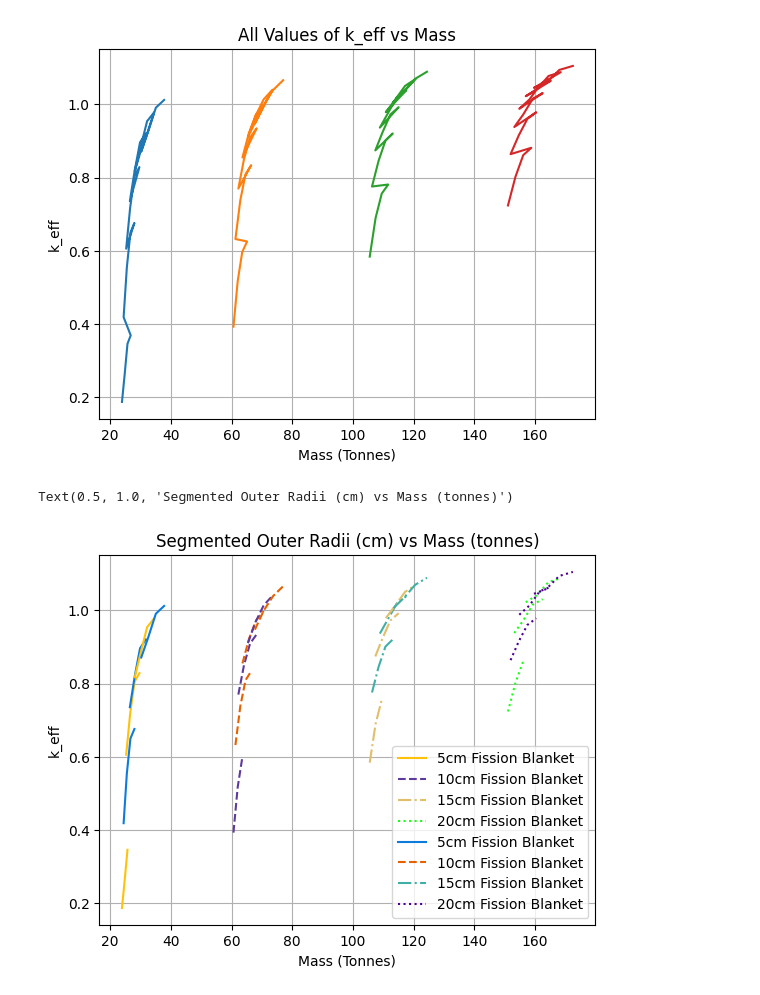
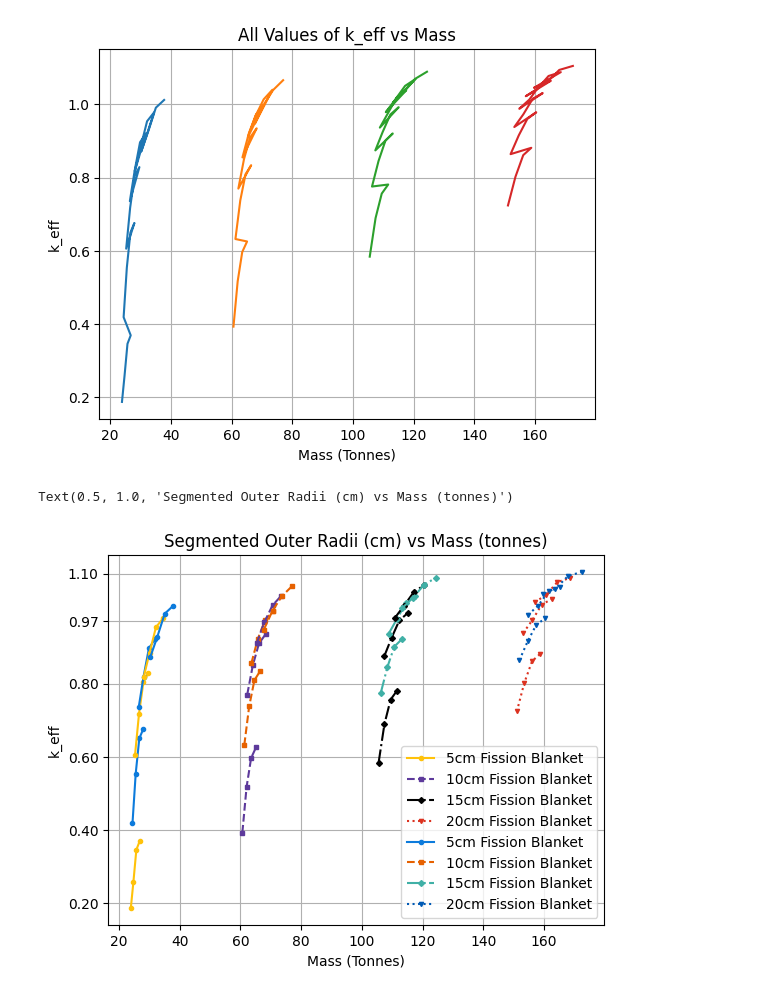
Before and after one commit to andrewpolitz/astrofuse, a Jupyter notebook: keff_calcs_UN_combined_blanket.ipynb, the cells around one changed output. Saved outputs shown, nothing was run; the diff lists cells and outputs as text; code cells hidden in the pictures.

```diff
--- a/keff_calcs_UN_combined_blanket.ipynb
+++ b/keff_calcs_UN_combined_blanket.ipynb
@@ -221,37 +221,38 @@ def remove_backtracking(list1, list2):
 #ax2.plot(trim_tonne, trim_list)
 # %%
 ax3 = plt.axes()
-ax3.plot(tonne_list5[:3], klist5[:3], label = '5cm Fission Blanket', ls = '-', c = '#FFC20A')
-ax3.plot(tonne_list10[:3], klist10[:3], label = '10cm Fission Blanket', ls = '--', c = '#5D3A9B')
-ax3.plot(tonne_list15[:3], klist15[:3], label = '15cm Fission Blanket', ls = '-.', c = '#E1BE6A')
-ax3.plot(tonne_list20[:3], klist20[:3], label = '20cm Fission Blanket', ls = ':', c = '#1AFF1A')
-ax3.plot(tonne_list5[4:8], klist5[4:8], label = '5cm Fission Blanket', ls = '-', c = '#0C7BDC')
-ax3.plot(tonne_list10[4:8], klist10[4:8], label = '10cm Fission Blanket', ls = '--', c = '#E66100')
-ax3.plot(tonne_list15[4:8], klist15[4:8], label = '15cm Fission Blanket', ls = '-.', c = '#40B0A6')
-ax3.plot(tonne_list20[4:8], klist20[4:8], label = '20cm Fission Blanket', ls = ':', c = '#4B0092')
-ax3.plot(tonne_list5[8:12], klist5[8:12], ls = '-', c = '#FFC20A')
-ax3.plot(tonne_list10[8:12], klist10[8:12], ls = '--', c = '#5D3A9B')
-ax3.plot(tonne_list15[8:12], klist15[8:12], ls = '-.', c = '#E1BE6A')
-ax3.plot(tonne_list20[8:12], klist20[8:12], ls = ':', c = '#1AFF1A')
-ax3.plot(tonne_list5[12:16], klist5[12:16], ls = '-', c = '#0C7BDC')
-ax3.plot(tonne_list10[12:16], klist10[12:16], ls = '--', c = '#E66100')
-ax3.plot(tonne_list15[12:16], klist15[12:16], ls = '-.', c = '#40B0A6')
-ax3.plot(tonne_list20[12:16], klist20[12:16], ls = ':', c = '#4B0092')
-ax3.plot(tonne_list5[16:20], klist5[16:20], ls = '-', c = '#FFC20A')
-ax3.plot(tonne_list10[16:20], klist10[16:20], ls = '--', c = '#5D3A9B')
-ax3.plot(tonne_list15[16:20], klist15[16:20], ls = '-.', c = '#E1BE6A')
-ax3.plot(tonne_list20[16:20], klist20[16:20], ls = ':', c = '#1AFF1A')
-ax3.plot(tonne_list5[20:24], klist5[20:24], ls = '-', c = '#0C7BDC')
-ax3.plot(tonne_list10[20:24], klist10[20:24], ls = '--', c = '#E66100')
-ax3.plot(tonne_list15[20:24], klist15[20:24], ls = '-.', c = '#40B0A6')
-ax3.plot(tonne_list20[20:24], klist20[20:24], ls = ':', c = '#4B0092')
+ax3.plot(tonne_list5[:4], klist5[:4], label = '5cm Fission Blanket', ls = '-', c = '#FFC20A', marker = 'o', ms = '3')
+ax3.plot(tonne_list10[:4], klist10[:4], label = '10cm Fission Blanket', ls = '--', c = '#5D3A9B', marker = 's', ms = '3')
+ax3.plot(tonne_list15[:4], klist15[:4], label = '15cm Fission Blanket', ls = '-.', c = '#000000', marker = 'D', ms = '3')
+ax3.plot(tonne_list20[:4], klist20[:4], label = '20cm Fission Blanket', ls = ':', c = '#DC3220', marker = 'v', ms = '3')
+ax3.plot(tonne_list5[4:8], klist5[4:8], label = '5cm Fission Blanket', ls = '-', c = '#0C7BDC', marker = 'o', ms = '3')
+ax3.plot(tonne_list10[4:8], klist10[4:8], label = '10cm Fission Blanket', ls = '--', c = '#E66100', marker = 's', ms = '3')
+ax3.plot(tonne_list15[4:8], klist15[4:8], label = '15cm Fission Blanket', ls = '-.', c = '#40B0A6', marker = 'D', ms = '3')
+ax3.plot(tonne_list20[4:8], klist20[4:8], label = '20cm Fission Blanket', ls = ':', c = '#005AB5', marker = 'v', ms = '3')
+ax3.plot(tonne_list5[8:12], klist5[8:12], ls = '-', c = '#FFC20A', marker = 'o', ms = '3')
+ax3.plot(tonne_list10[8:12], klist10[8:12], ls = '--', c = '#5D3A9B', marker = 's', ms = '3')
+ax3.plot(tonne_list15[8:12], klist15[8:12], ls = '-.', c = '#000000', marker = 'D', ms = '3')
+ax3.plot(tonne_list20[8:12], klist20[8:12], ls = ':', c = '#DC3220', marker = 'v', ms = '3')
+ax3.plot(tonne_list5[12:16], klist5[12:16], ls = '-', c = '#0C7BDC', marker = 'o', ms = '3')
+ax3.plot(tonne_list10[12:16], klist10[12:16], ls = '--', c = '#E66100', marker = 's', ms = '3')
+ax3.plot(tonne_list15[12:16], klist15[12:16], ls = '-.', c = '#40B0A6', marker = 'D', ms = '3')
+ax3.plot(tonne_list20[12:16], klist20[12:16], ls = ':', c = '#005AB5', marker = 'v', ms = '3')
+ax3.plot(tonne_list5[16:20], klist5[16:20], ls = '-', c = '#FFC20A', marker = 'o', ms = '3')
+ax3.plot(tonne_list10[16:20], klist10[16:20], ls = '--', c = '#5D3A9B', marker = 's', ms = '3')
+ax3.plot(tonne_list15[16:20], klist15[16:20], ls = '-.', c = '#000000', marker = 'D', ms = '3')
+ax3.plot(tonne_list20[16:20], klist20[16:20], ls = ':', c = '#DC3220', marker = 'v', ms = '3')
+ax3.plot(tonne_list5[20:24], klist5[20:24], ls = '-', c = '#0C7BDC', marker = 'o', ms = '3')
+ax3.plot(tonne_list10[20:24], klist10[20:24], ls = '--', c = '#E66100', marker = 's', ms = '3')
+ax3.plot(tonne_list15[20:24], klist15[20:24], ls = '-.', c = '#40B0A6', marker = 'D', ms = '3')
+ax3.plot(tonne_list20[20:24], klist20[20:24], ls = ':', c = '#005AB5', marker = 'v', ms = '3')
 ax3.grid()
 ax3.legend()
+ax3.set_yticks((0.2, 0.4, 0.6, 0.8, 0.97, 1.1))
 ax3.set_xlabel('Mass (Tonnes)')
 ax3.set_ylabel('k_eff')
 ax3.set_title('Segmented Outer Radii (cm) vs Mass (tonnes)')
 # %% [output]
 Text(0.5, 1.0, 'Segmented Outer Radii (cm) vs Mass (tonnes)')
-[figure, old version]
+[figure, new version]
 # %%
 ax4 = plt.axes()
```
Also changed, not shown: parts of 5 cells of this notebook.
